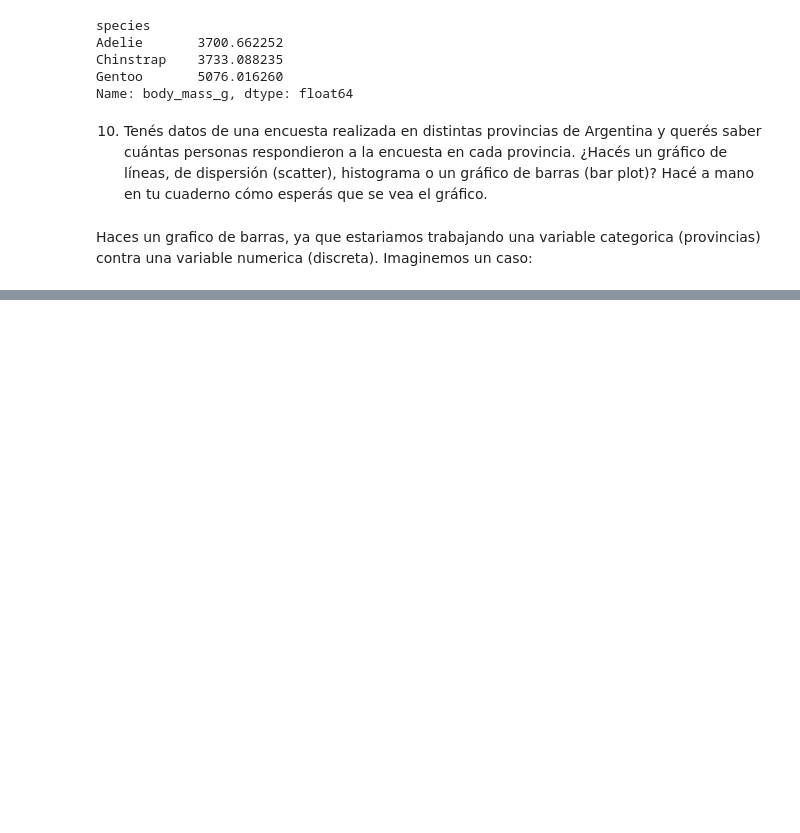
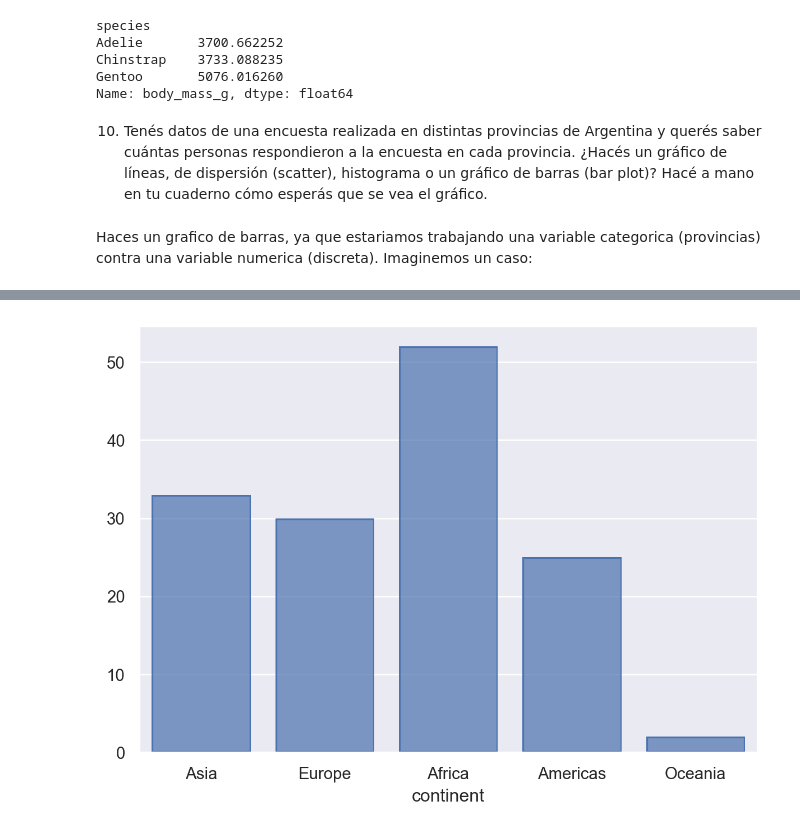
Before and after one commit to lmendezayl/uba-ldd-ic, a Jupyter notebook: guias/soluciones/practica3.ipynb, the cells around one changed output, grey strips where cells are left out. Drawn from its saved outputs; the diff is of its cells as text; code cells hidden in the pictures; blank space fills up the shorter version.

```diff
--- a/guias/soluciones/practica3.ipynb
+++ b/guias/soluciones/practica3.ipynb
@@ -342,0 +413,9 @@ Imaginemos un caso:
+# %%
+# segundo metodo
+# filtramos con un año arbitrario para que no hayan paises repetidos
+(
+    so.Plot(data = gapminder[gapminder["year"] == 2007], x = "continent")
+    .add(so.Bar(), so.Hist())
+)
+# %% [output]
+[figure, added]
```
Also changed, not shown: parts of 11 cells of this notebook.
